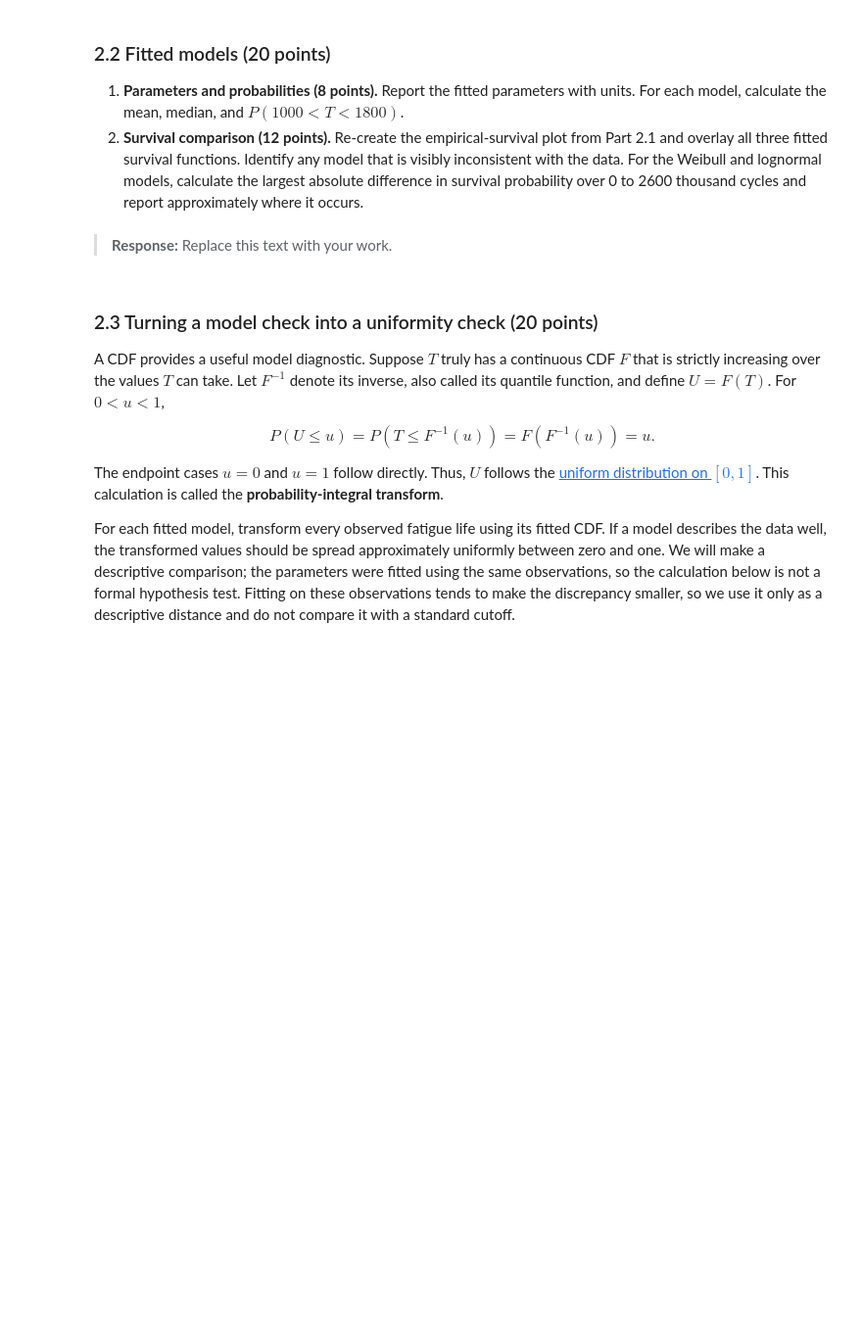
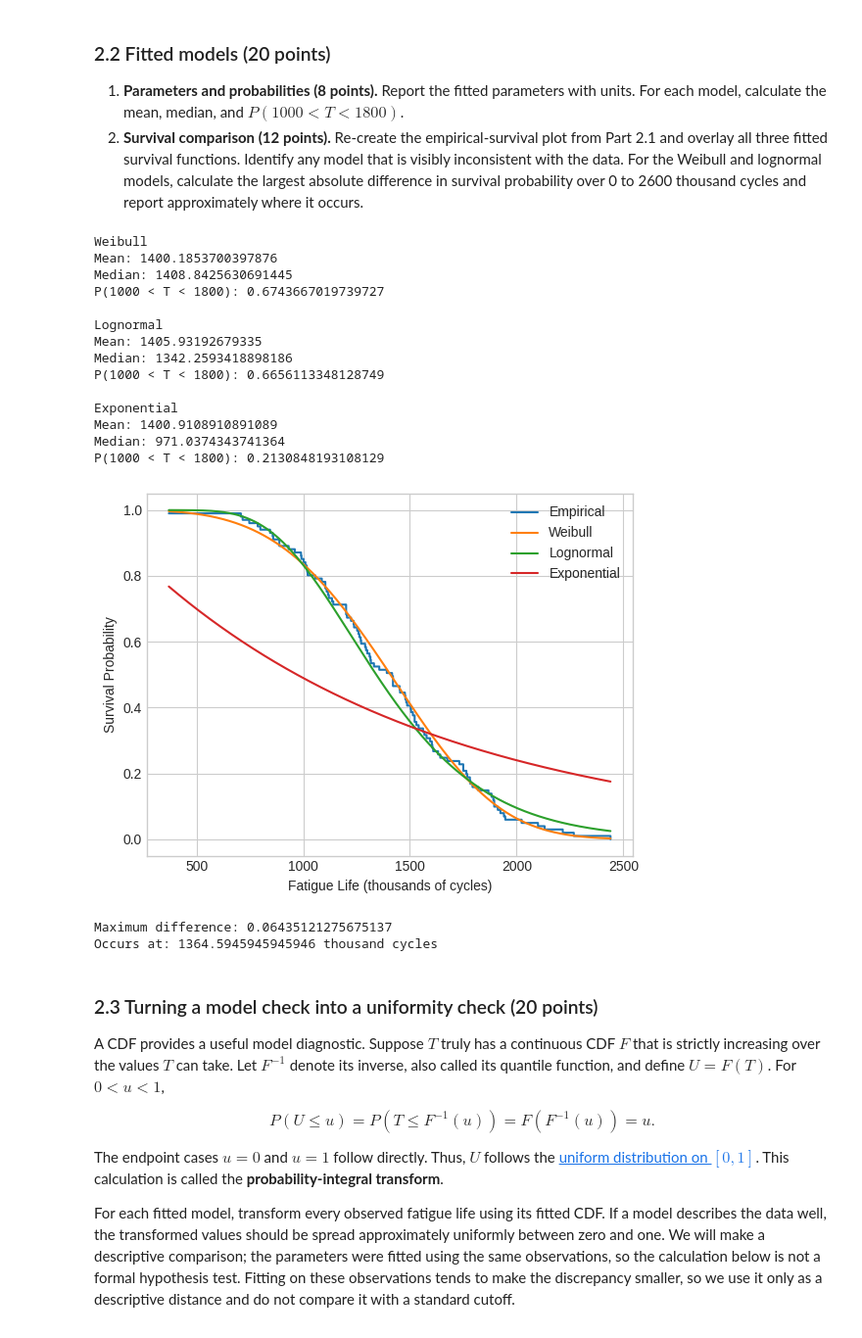
Before and after one commit to madvait/ME-539, a Jupyter notebook: lecturebook/homework/homework-01.ipynb, the cells around one changed output. Shown at 98% size. Cells and saved outputs as stored; diff of their text form; code cells hidden in the pictures; blank space fills up the shorter version.

```diff
--- a/lecturebook/homework/homework-01.ipynb
+++ b/lecturebook/homework/homework-01.ipynb
@@ -409,8 +414,62 @@ print("The three candidate models are fitted and ready for analysis.")
    it occurs.
 # %%
 # YOUR CODE HERE
+for name, model in [
+    ("Weibull", weibull_model),
+    ("Lognormal", lognormal_model),
+    ("Exponential", exponential_model)
+]:
+    mean = model.mean()
+    median = model.median()
+    probability = model.cdf(1800) - model.cdf(1000)
+
+    print(name)
+    print("Mean:", mean)
+    print("Median:", median)
+    print("P(1000 < T < 1800):", probability)
+    print()
+
+# AI generated plotting code
+# Fitted survival functions
+weibull_survival = 1 - weibull_model.cdf(grid)
+lognormal_survival = 1 - lognormal_model.cdf(grid)
+exponential_survival = 1 - exponential_model.cdf(grid)
+
+# Plot
+plt.step(grid, survival, where='post', label='Empirical')
+plt.plot(grid, weibull_survival, label='Weibull')
+plt.plot(grid, lognormal_survival, label='Lognormal')
+plt.plot(grid, exponential_survival, label='Exponential')
+
+plt.xlabel("Fatigue Life (thousands of cycles)")
+plt.ylabel("Survival Probability")
+plt.legend()
+plt.show()
+
+# Maximum Weibull–Lognormal difference
+diff = np.abs(weibull_survival - lognormal_survival)
+i = np.argmax(diff)
+
+print("Maximum difference:", diff[i])
+print("Occurs at:", grid[i], "thousand cycles")
+# %% [output]
+Weibull
+Mean: 1400.1853700397876
+Median: 1408.8425630691445
+P(1000 < T < 1800): 0.6743667019739727
+
+Lognormal
+Mean: 1405.93192679335
+Median: 1342.2593418898186
+P(1000 < T < 1800): 0.6656113348128749
+
+Exponential
+Mean: 1400.9108910891089
+Median: 971.0374343741364
+P(1000 < T < 1800): 0.2130848193108129
+[figure, added]
+Maximum difference: 0.06435121275675137
+Occurs at: 1364.5945945945946 thousand cycles
-# %% [markdown]
-> **Response:** Replace this text with your work.
 # %% [markdown]
 ### 2.3 Turning a model check into a uniformity check (20 points)
 
```
Also changed, not shown: parts of 3 cells of this notebook.
